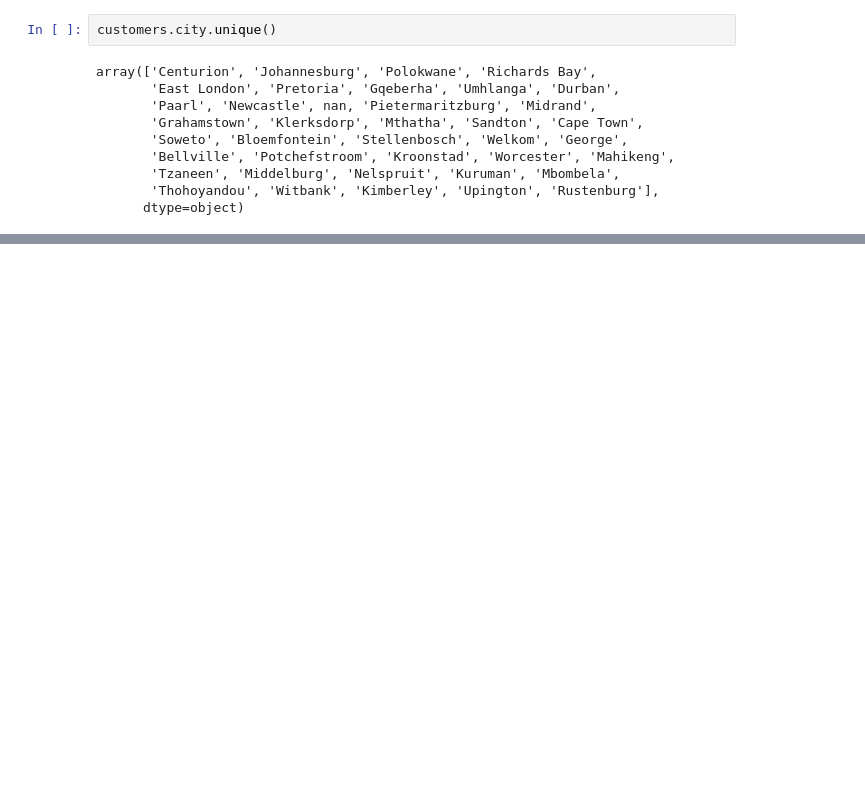
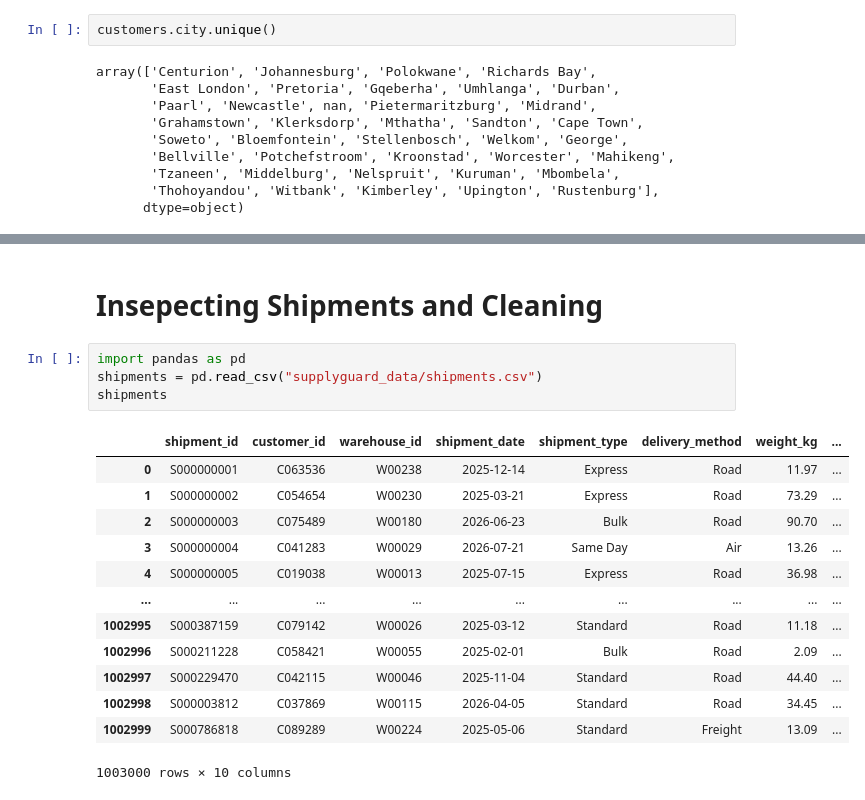
Before and after one commit to jilyanga2/Logistics-And-Delivery-Intelligence, a Jupyter notebook: data_engineering.ipynb, the cells around one changed output, grey strips where cells are left out. Saved outputs shown, nothing was run; the diff lists cells and outputs as text; blank space fills up the shorter version.

```diff
--- a/data_engineering.ipynb
+++ b/data_engineering.ipynb
@@ -81,0 +361,20 @@ customers.loc[customers['city'].isna(), "province"].value_counts()
+# %% [markdown]
+# Insepecting Shipments and Cleaning
+# %%
+import pandas as pd
+shipments = pd.read_csv("supplyguard_data/shipments.csv")
+shipments
+# %% [output]
+|  | shipment_id | customer_id | warehouse_id | shipment_date | shipment_type | delivery_method | weight_kg | ... |
+| 0 | S000000001 | C063536 | W00238 | 2025-12-14 | Express | Road | 11.97 | ... |
+| 1 | S000000002 | C054654 | W00230 | 2025-03-21 | Express | Road | 73.29 | ... |
+| 2 | S000000003 | C075489 | W00180 | 2026-06-23 | Bulk | Road | 90.70 | ... |
+| 3 | S000000004 | C041283 | W00029 | 2026-07-21 | Same Day | Air | 13.26 | ... |
+| 4 | S000000005 | C019038 | W00013 | 2025-07-15 | Express | Road | 36.98 | ... |
+| ... | ... | ... | ... | ... | ... | ... | ... | ... |
+| 1002995 | S000387159 | C079142 | W00026 | 2025-03-12 | Standard | Road | 11.18 | ... |
+| 1002996 | S000211228 | C058421 | W00055 | 2025-02-01 | Bulk | Road | 2.09 | ... |
+| 1002997 | S000229470 | C042115 | W00046 | 2025-11-04 | Standard | Road | 44.40 | ... |
+| 1002998 | S000003812 | C037869 | W00115 | 2026-04-05 | Standard | Road | 34.45 | ... |
+| 1002999 | S000786818 | C089289 | W00224 | 2025-05-06 | Standard | Freight | 13.09 | ... |
+1003000 rows × 10 columns
```
Also changed, not shown: parts of 140 cells of this notebook.
